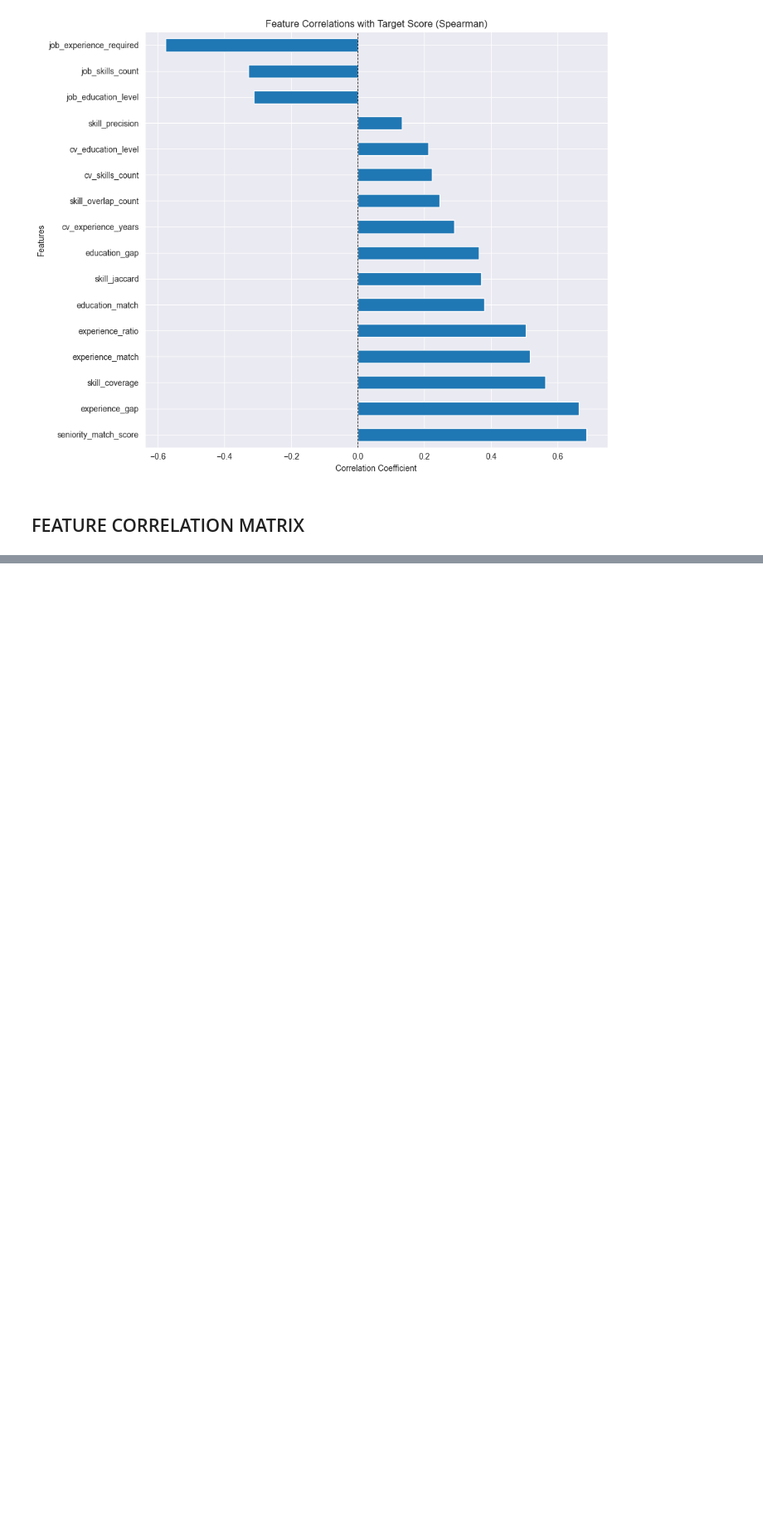
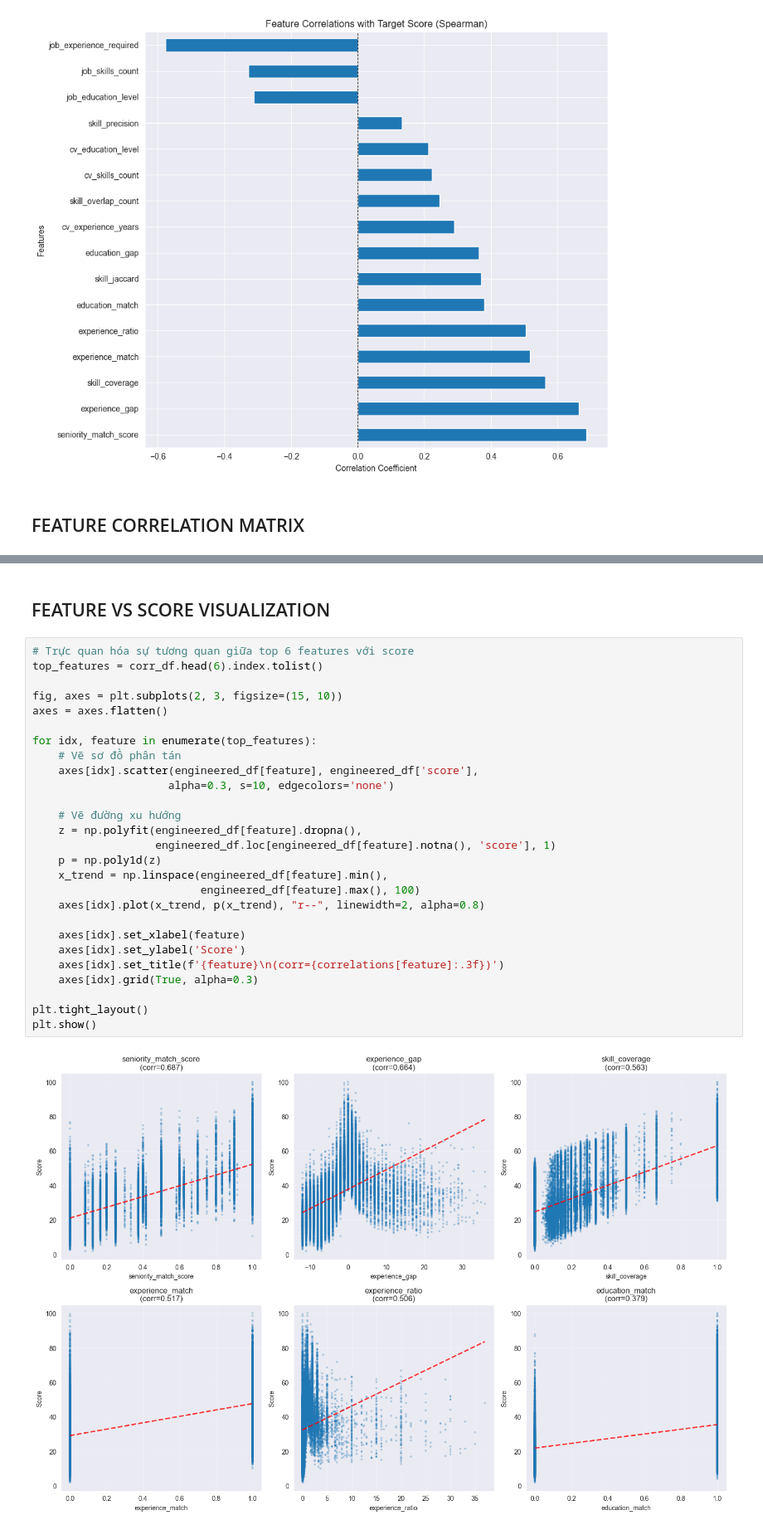
Before and after one commit to NguyenHungCuongg/Smart-Recruit, a Jupyter notebook: ml/dataset/notebooks/02_feature_engineering.ipynb, the cells around one changed output, grey strips where cells are left out. Shown at 83% size. Drawn from its saved outputs; the diff is of its cells as text; blank space fills up the shorter version.

Commit message:
Trực quan hóa chi tiết sự tương quan của score và các features

```diff
--- a/ml/dataset/notebooks/02_feature_engineering.ipynb
+++ b/ml/dataset/notebooks/02_feature_engineering.ipynb
@@ -387,3 +387,34 @@ job_experience_required   -0.620572
 Name: score, dtype: float64
 [figure]
 No severe multicollinearity detected
+# %% [markdown]
+## FEATURE VS SCORE VISUALIZATION
+# %%
+# Trực quan hóa sự tương quan giữa top 6 features với score
+top_features = corr_df.head(6).index.tolist()
+
+fig, axes = plt.subplots(2, 3, figsize=(15, 10))
+axes = axes.flatten()
+
+for idx, feature in enumerate(top_features):
+    # Vẽ sơ đồ phân tán
+    axes[idx].scatter(engineered_df[feature], engineered_df['score'],
+                     alpha=0.3, s=10, edgecolors='none')
+
+    # Vẽ đường xu hướng
+    z = np.polyfit(engineered_df[feature].dropna(),
+                   engineered_df.loc[engineered_df[feature].notna(), 'score'], 1)
+    p = np.poly1d(z)
+    x_trend = np.linspace(engineered_df[feature].min(),
+                          engineered_df[feature].max(), 100)
+    axes[idx].plot(x_trend, p(x_trend), "r--", linewidth=2, alpha=0.8)
+
+    axes[idx].set_xlabel(feature)
+    axes[idx].set_ylabel('Score')
+    axes[idx].set_title(f'{feature}\n(corr={correlations[feature]:.3f})')
+    axes[idx].grid(True, alpha=0.3)
+
+plt.tight_layout()
+plt.show()
+# %% [output]
+[figure, added]
```
Also changed, not shown: parts of 1 cell of this notebook.
